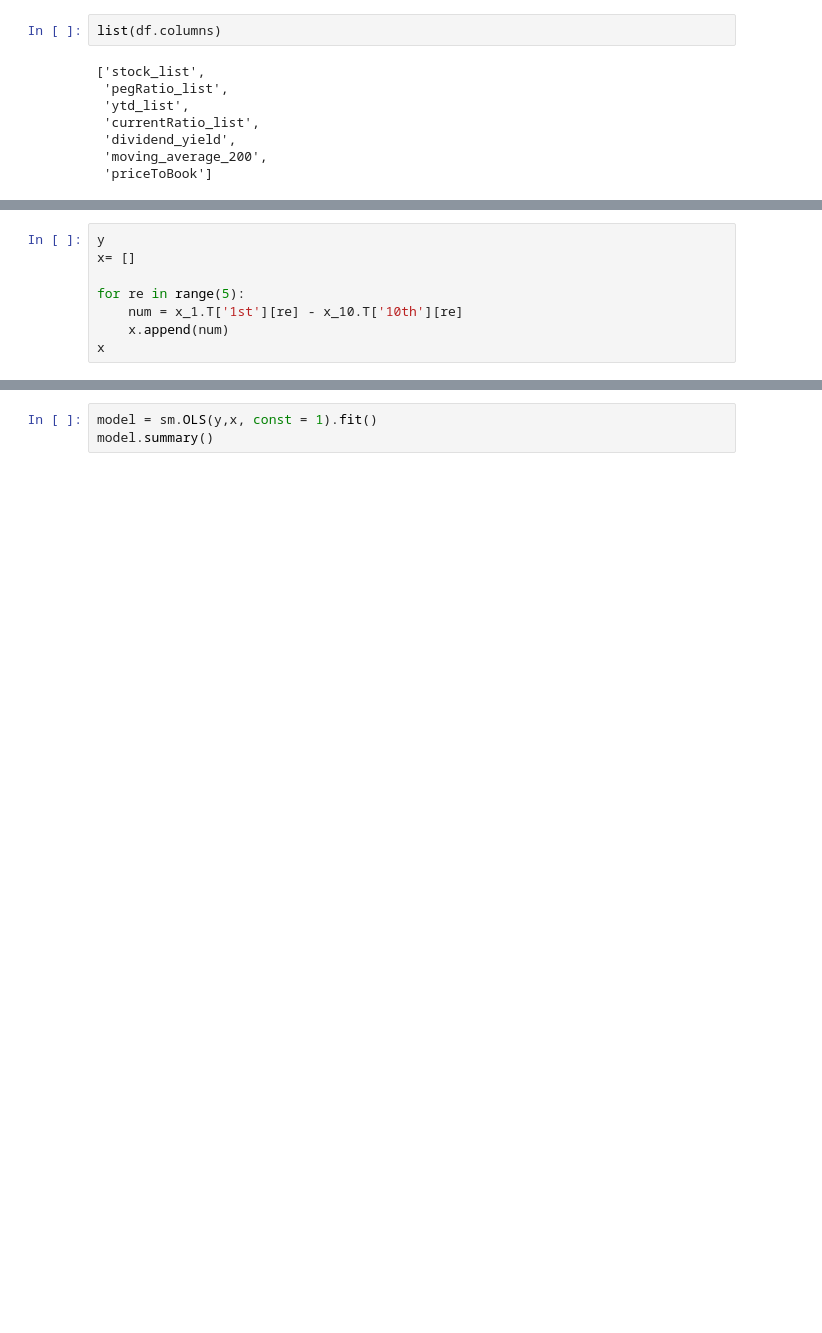
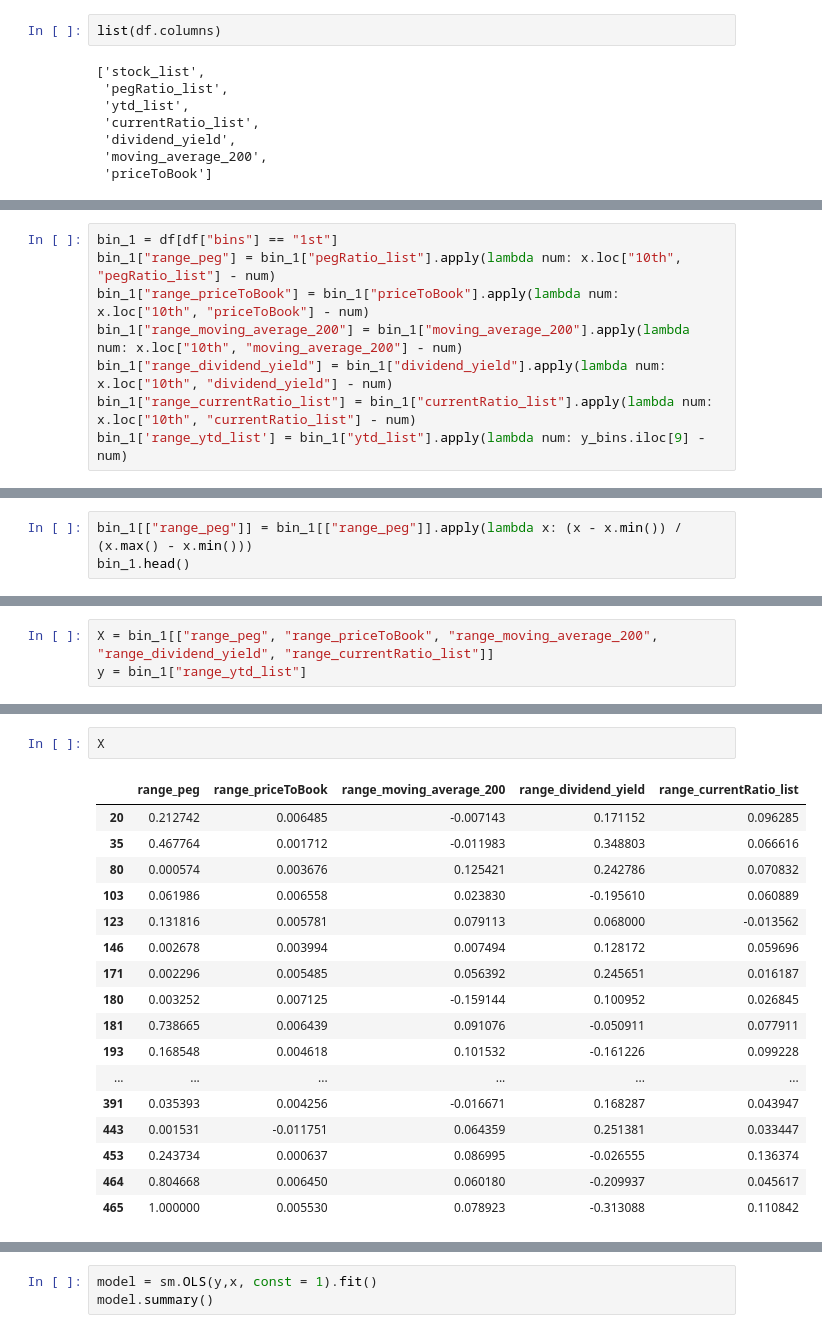
Before and after one commit to rudragarg/trading_bot_futures, a Jupyter notebook: APT OLS Model.ipynb, the cells around one changed output, grey strips where cells are left out. Saved outputs shown, nothing was run; the diff lists cells and outputs as text; blank space fills up the shorter version.

```diff
--- a/APT OLS Model.ipynb
+++ b/APT OLS Model.ipynb
@@ -259,8 +285,0 @@ print(y)
-# %%
-y
-x= []
-
-for re in range(5):
-    num = x_1.T['1st'][re] - x_10.T['10th'][re]
-    x.append(num)
-x
@@ -274,0 +334,8 @@ print(y)
+# %%
+bin_1 = df[df["bins"] == "1st"]
+bin_1["range_peg"] = bin_1["pegRatio_list"].apply(lambda num: x.loc["10th", "pegRatio_list"] - num)
+bin_1["range_priceToBook"] = bin_1["priceToBook"].apply(lambda num: x.loc["10th", "priceToBook"] - num)
+bin_1["range_moving_average_200"] = bin_1["moving_average_200"].apply(lambda num: x.loc["10th", "moving_average_200"] - num)
+bin_1["range_dividend_yield"] = bin_1["dividend_yield"].apply(lambda num: x.loc["10th", "dividend_yield"] - num)
+bin_1["range_currentRatio_list"] = bin_1["currentRatio_list"].apply(lambda num: x.loc["10th", "currentRatio_list"] - num)
+bin_1['range_ytd_list'] = bin_1["ytd_list"].apply(lambda num: y_bins.iloc[9] - num)
@@ -274,0 +369,3 @@ print(y)
+# %%
+bin_1[["range_peg"]] = bin_1[["range_peg"]].apply(lambda x: (x - x.min()) / (x.max() - x.min()))
+bin_1.head()
@@ -274,0 +384,3 @@ print(y)
+# %%
+X = bin_1[["range_peg", "range_priceToBook", "range_moving_average_200", "range_dividend_yield", "range_currentRatio_list"]]
+y = bin_1["range_ytd_list"]
@@ -274,0 +407,20 @@ print(y)
+# %%
+X
+# %% [output]
+|  | range_peg | range_priceToBook | range_moving_average_200 | range_dividend_yield | range_currentRatio_list |
+| 20 | 0.212742 | 0.006485 | -0.007143 | 0.171152 | 0.096285 |
+| 35 | 0.467764 | 0.001712 | -0.011983 | 0.348803 | 0.066616 |
+| 80 | 0.000574 | 0.003676 | 0.125421 | 0.242786 | 0.070832 |
+| 103 | 0.061986 | 0.006558 | 0.023830 | -0.195610 | 0.060889 |
+| 123 | 0.131816 | 0.005781 | 0.079113 | 0.068000 | -0.013562 |
+| 146 | 0.002678 | 0.003994 | 0.007494 | 0.128172 | 0.059696 |
+| 171 | 0.002296 | 0.005485 | 0.056392 | 0.245651 | 0.016187 |
+| 180 | 0.003252 | 0.007125 | -0.159144 | 0.100952 | 0.026845 |
+| 181 | 0.738665 | 0.006439 | 0.091076 | -0.050911 | 0.077911 |
+| 193 | 0.168548 | 0.004618 | 0.101532 | -0.161226 | 0.099228 |
+| ... | ... | ... | ... | ... | ... |
+| 391 | 0.035393 | 0.004256 | -0.016671 | 0.168287 | 0.043947 |
+| 443 | 0.001531 | -0.011751 | 0.064359 | 0.251381 | 0.033447 |
+| 453 | 0.243734 | 0.000637 | 0.086995 | -0.026555 | 0.136374 |
+| 464 | 0.804668 | 0.006450 | 0.060180 | -0.209937 | 0.045617 |
+| 465 | 1.000000 | 0.005530 | 0.078923 | -0.313088 | 0.110842 |
```
Also changed, not shown: parts of 30 cells of this notebook.
